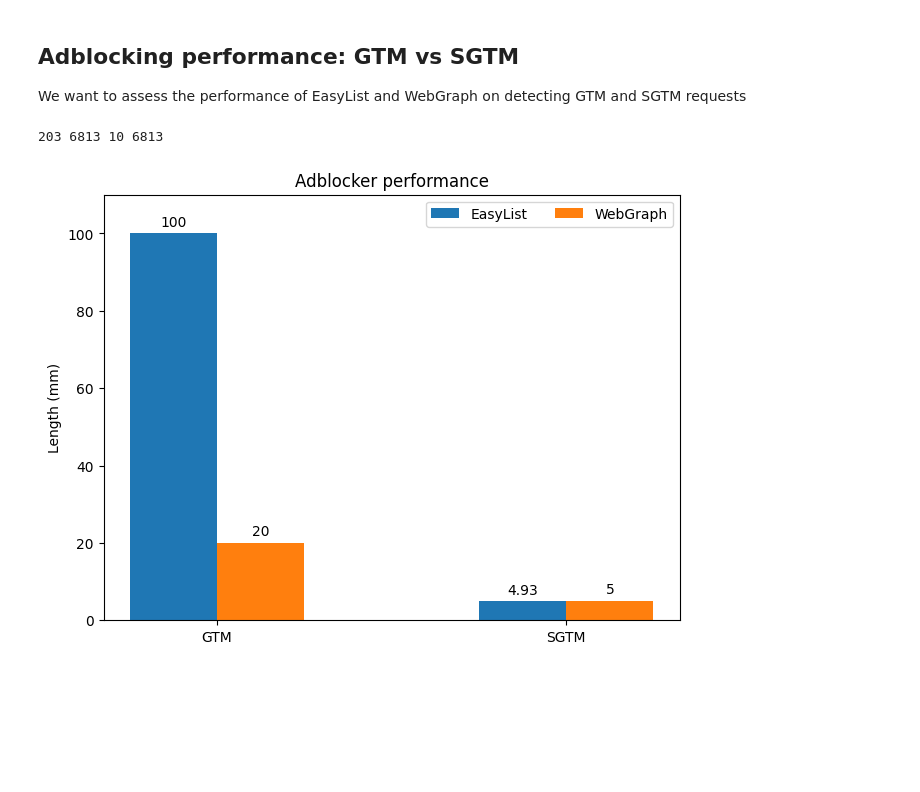
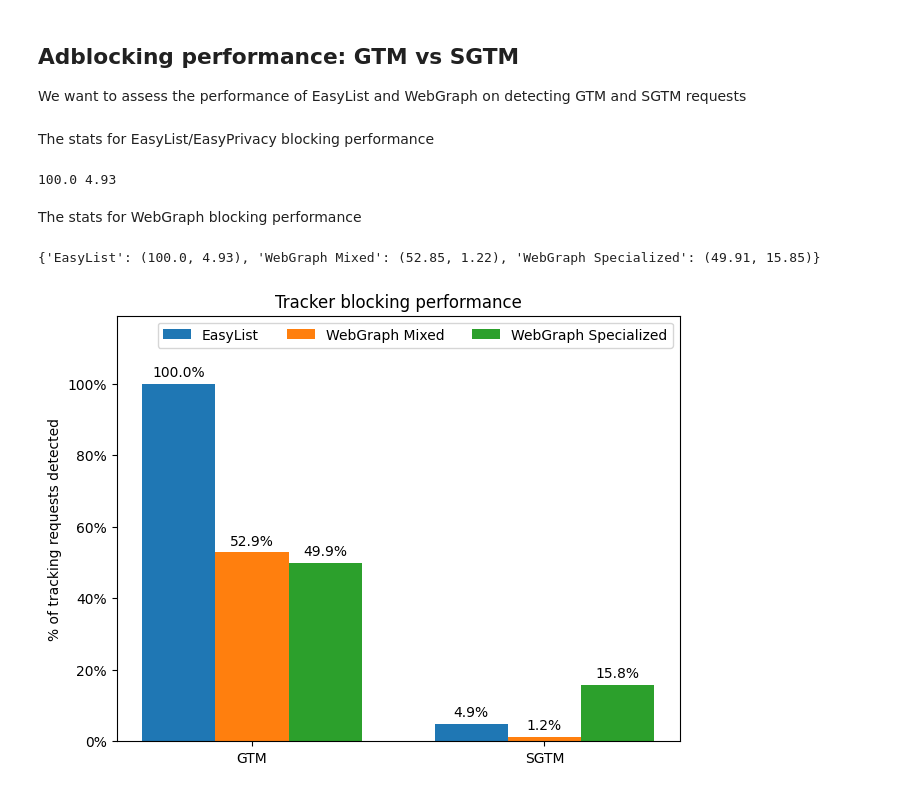
Before and after one commit to siimmarkus/WebGraph, a Jupyter notebook: code/out-structure/classification_analysis.ipynb, the cells around one changed output. Cells and saved outputs as stored; diff of their text form; code cells hidden in the pictures; blank space fills up the shorter version.

Commit message:
Finished plotting code for tracker-blocking performance and fixer arg parsing for classification

```diff
--- a/code/out-structure/classification_analysis.ipynb
+++ b/code/out-structure/classification_analysis.ipynb
@@ -204,7 +205,13 @@ df_labels = pd.read_csv("labelled.csv")
 df_labels.rename(columns={"name": "url"}, inplace=True)
 df_labels["sgtm"] = df_labels["url"].str.contains('/g/collect') & ~ is_google(df_labels)
 df_labels["regular_gtm"] = df_labels["url"].str.contains('/g/collect') & is_google(df_labels)
+# %% [markdown]
+The stats for EasyList/EasyPrivacy blocking performance
 # %%
+# These are important for plotting
+groupings = ("GTM", "SGTM")
+percentages = {}
+
 total_gtm = len(df_labels[df_labels["regular_gtm"] & df_labels["label"]])
 total_sgtm = len(df_labels[df_labels["sgtm"] & df_labels["label"]])
 
@@ -214,38 +221,64 @@ detected_sgtm_brave = len(df_labels[df_labels["sgtm"] & df_labels["label"] & df_
 gtm_brave_percentage = round(detected_gtm_brave / total_gtm * 100, 2)
 sgtm_brave_percentage = round(detected_sgtm_brave / total_sgtm * 100, 2)
 
-print(total_sgtm, total_gtm, detected_sgtm_brave, detected_gtm_brave)
+percentages["EasyList"] = (gtm_brave_percentage, sgtm_brave_percentage)
+print(gtm_brave_percentage, sgtm_brave_percentage)
 # %% [output]
-203 6813 10 6813
+100.0 4.93
+# %% [markdown]
+The stats for WebGraph blocking performance
+# %%
+
+
+for label_gtm, label_sgtm, label_plot in [("results-iter2", "results-iter2", "WebGraph Mixed"), ("results-gtm-only", "results-sgtm-smote", "WebGraph Specialized")]:
+    df_gtm = df_dict[label_gtm]
+    df_sgtm = df_dict[label_sgtm]
+    total_gtm_webgraph = len(df_gtm[df_gtm["label"] & ~df_gtm["sgtm"]])
+    total_sgtm_webgraph = len(df_sgtm[df_sgtm["sgtm"]])
+
+    detected_gtm_webgraph = len(df_gtm[df_gtm["label"] & ~df_gtm["sgtm"] & df_gtm["prediction"]])
+    detected_sgtm_webgraph = len(df_sgtm[df_sgtm["sgtm"] & df_sgtm["prediction"]])
+
+    gtm_percentage_webgraph = round(detected_gtm_webgraph / total_gtm_webgraph * 100, 2)
+    sgtm_percentage_webgraph = round(detected_sgtm_webgraph / total_sgtm_webgraph * 100, 2)
+
+    percentages[label_plot] = (gtm_percentage_webgraph, sgtm_percentage_webgraph)
+print(percentages)
+# %% [output]
+{'EasyList': (100.0, 4.93), 'WebGraph Mixed': (52.85, 1.22), 'WebGraph Specialized': (49.91, 15.85)}
 # %%
 import matplotlib.pyplot as plt
+import matplotlib.ticker as mtick
 import numpy as np
 
 species = ("GTM", "SGTM")
+
 penguin_means = {
     'EasyList': (gtm_brave_percentage, sgtm_brave_percentage),
     'WebGraph': (20, 5),
 }
 
 x = np.arange(len(species))  # the label locations
 width = 0.25  # the width of the bars
 multiplier = 0
 
 fig, ax = plt.subplots(layout='constrained')
+ax.yaxis.set_major_formatter(mtick.PercentFormatter())
 
-for attribute, measurement in penguin_means.items():
+for attribute, measurement in percentages.items():
     offset = width * multiplier
     rects = ax.bar(x + offset, measurement, width, label=attribute)
-    ax.bar_label(rects, padding=3)
+    ax.bar_label(rects, padding=3,fmt='%.1f%%')
     multiplier += 1
 
 # Add some text for labels, title and custom x-axis tick labels, etc.
-ax.set_ylabel('Detection percentage')
-ax.set_title('Adblocker performance')
-ax.set_xticks(x + width/2, species)
-ax.legend(loc='upper right', ncols=2)
-ax.set_ylim(0, 110)
+ax.set_ylabel('% of tracking requests detected')
+ax.set_title('Tracker blocking performance')
+ax.set_xticks(x + width, species)
+ax.legend(loc='upper right', ncols=3)
+ax.set_ylim(0, 119)
 
+plt.savefig("blocking_performance.svg")
 plt.show()
 # %% [output]
-[figure, old version]
+[figure, new version]
```
Also changed, not shown: parts of 2 cells of this notebook, 3 other files.
